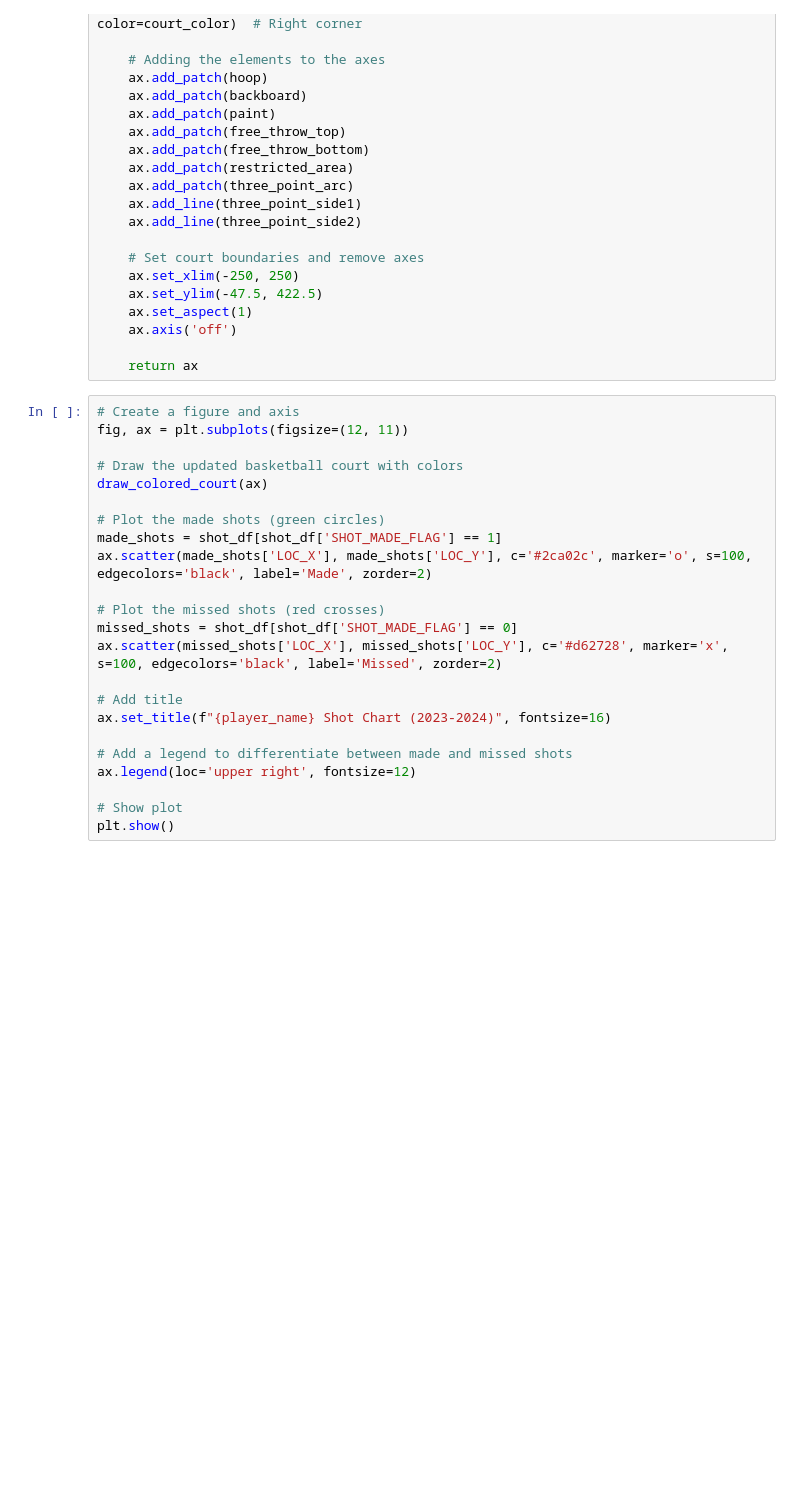
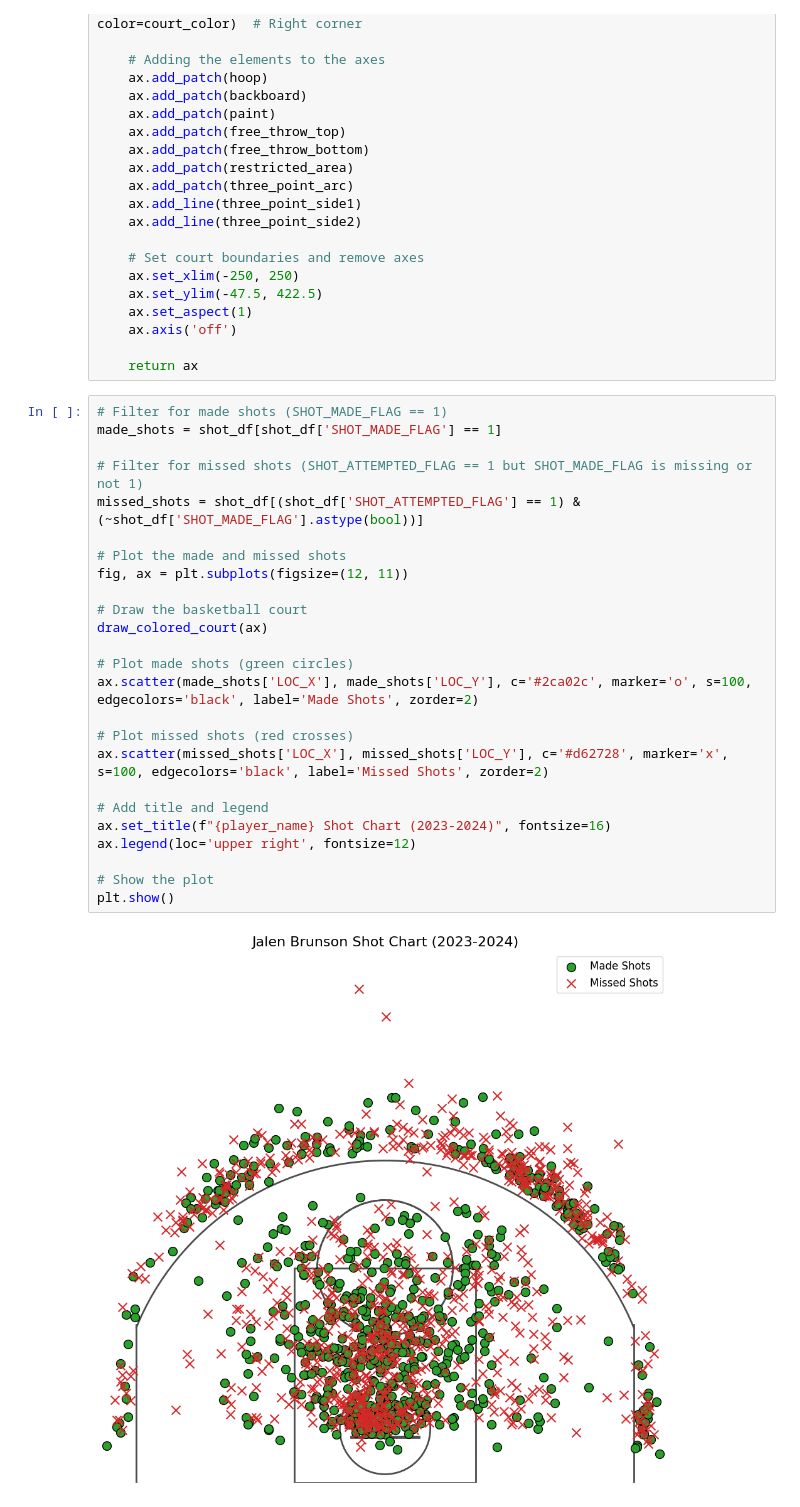
Before and after one commit to daniel-nis/nba-shot-charts, a Jupyter notebook: charts-notebook.ipynb, the cells around one changed output. Saved outputs shown, nothing was run; the diff lists cells and outputs as text; blank space fills up the shorter version.

Commit message:
shows misses as red x

```diff
--- a/charts-notebook.ipynb
+++ b/charts-notebook.ipynb
@@ -139,25 +143,29 @@ def draw_colored_court(ax=None, lw=2):
 
     return ax
 # %%
-# Create a figure and axis
+# Filter for made shots (SHOT_MADE_FLAG == 1)
+made_shots = shot_df[shot_df['SHOT_MADE_FLAG'] == 1]
+
+# Filter for missed shots (SHOT_ATTEMPTED_FLAG == 1 but SHOT_MADE_FLAG is missing or not 1)
+missed_shots = shot_df[(shot_df['SHOT_ATTEMPTED_FLAG'] == 1) & (~shot_df['SHOT_MADE_FLAG'].astype(bool))]
+
+# Plot the made and missed shots
 fig, ax = plt.subplots(figsize=(12, 11))
 
-# Draw the updated basketball court with colors
+# Draw the basketball court
 draw_colored_court(ax)
 
-# Plot the made shots (green circles)
-made_shots = shot_df[shot_df['SHOT_MADE_FLAG'] == 1]
-ax.scatter(made_shots['LOC_X'], made_shots['LOC_Y'], c='#2ca02c', marker='o', s=100, edgecolors='black', label='Made', zorder=2)
+# Plot made shots (green circles)
+ax.scatter(made_shots['LOC_X'], made_shots['LOC_Y'], c='#2ca02c', marker='o', s=100, edgecolors='black', label='Made Shots', zorder=2)
 
-# Plot the missed shots (red crosses)
-missed_shots = shot_df[shot_df['SHOT_MADE_FLAG'] == 0]
-ax.scatter(missed_shots['LOC_X'], missed_shots['LOC_Y'], c='#d62728', marker='x', s=100, edgecolors='black', label='Missed', zorder=2)
+# Plot missed shots (red crosses)
+ax.scatter(missed_shots['LOC_X'], missed_shots['LOC_Y'], c='#d62728', marker='x', s=100, edgecolors='black', label='Missed Shots', zorder=2)
 
-# Add title
+# Add title and legend
 ax.set_title(f"{player_name} Shot Chart (2023-2024)", fontsize=16)
-
-# Add a legend to differentiate between made and missed shots
 ax.legend(loc='upper right', fontsize=12)
 
-# Show plot
+# Show the plot
 plt.show()
+# %% [output]
+[figure, added]
```
Also changed, not shown: parts of 4 cells of this notebook.
